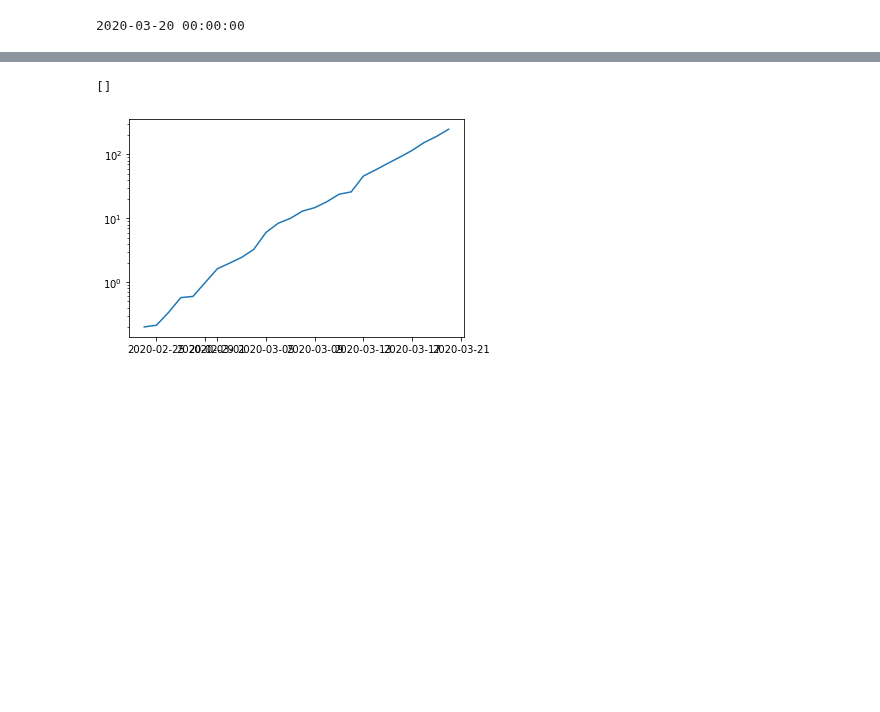
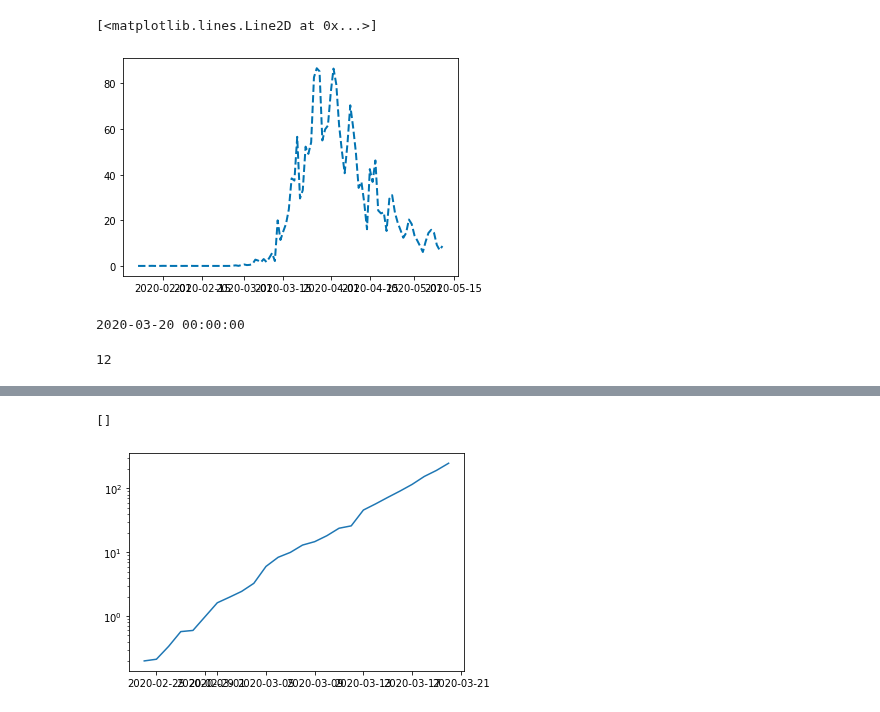
Before and after one commit to chrhck/contagion, a Jupyter notebook: examples/con_germany.ipynb, the cells around one changed output, grey strips where cells are left out. Cells and saved outputs as stored; diff of their text form; code cells hidden in the pictures; blank space fills up the shorter version.

```diff
--- a/examples/con_germany.ipynb
+++ b/examples/con_germany.ipynb
@@ -40,2 +67,7 @@ def mod_df(df, colname):
+# %%
+plt.plot(df_de.index[1:], np.diff(df_de["tot. infected"]), color=colors[0], ls="--", lw=2, label="Tot. Infected")
+# %% [output]
+[<matplotlib.lines.Line2D at 0x...>]
+[figure, added]
 # %%
 full = True
@@ -164,3 +209,7 @@ my_config["infection"]["will have symptoms prob pdf"]["sd"] = 0.01
 # %%
 db_path = "sqlite:///" + os.path.join(os.environ["HOME"], "abc_ger.db")
 h_loaded = pyabc.History(db_path)
+# %%
+h_loaded.max_t
+# %% [output]
+12
```
Also changed, not shown: parts of 20 cells of this notebook.
